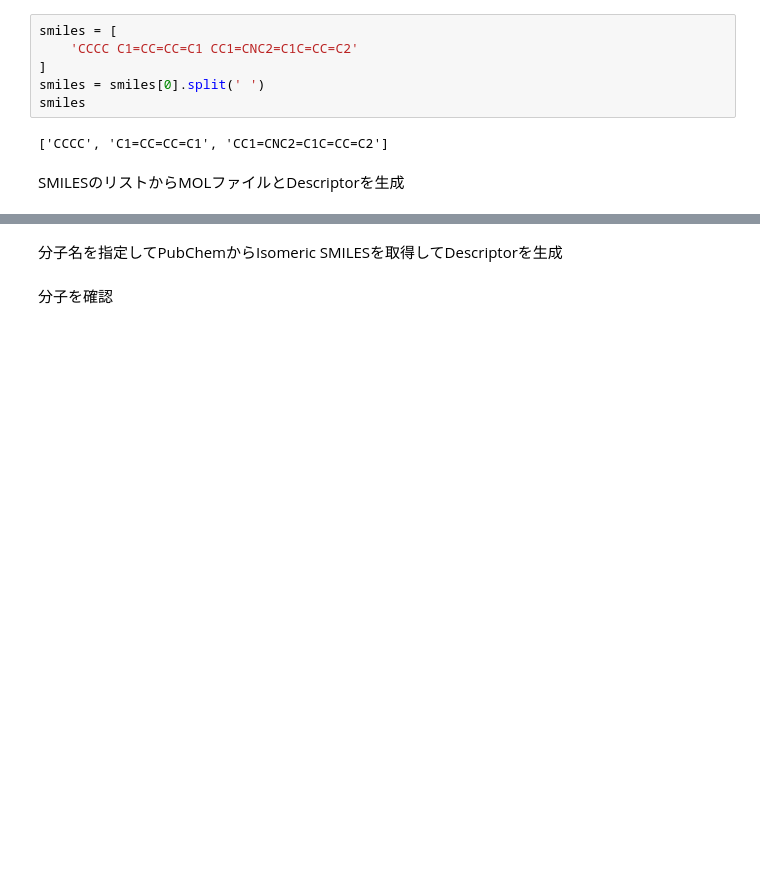
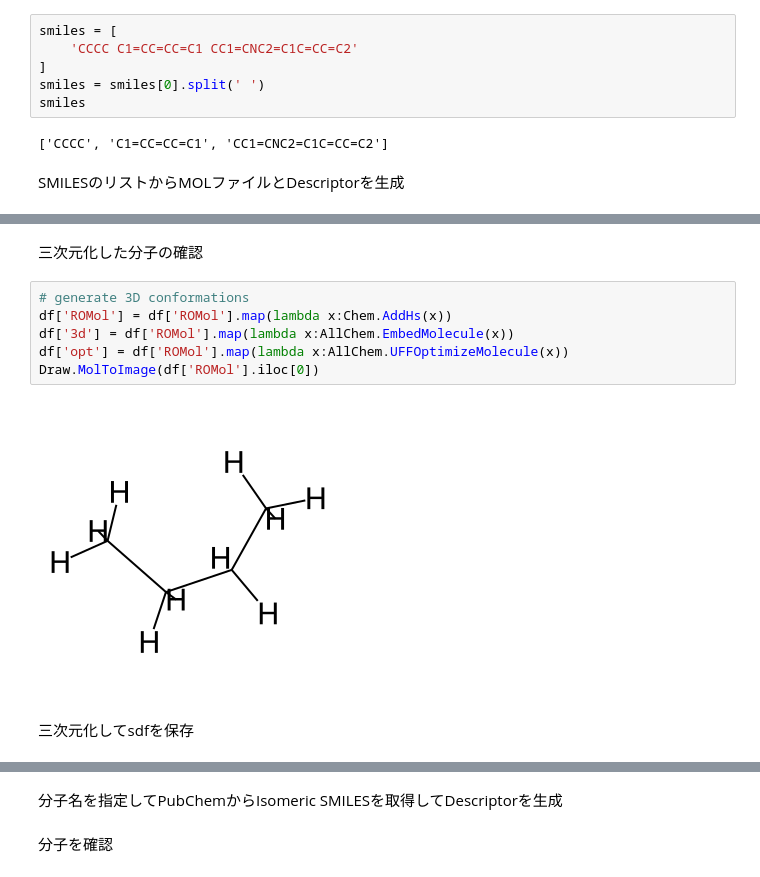
Before and after one commit to keetane/PDB, a Jupyter notebook: SMILES2descriptor.ipynb, the cells around one changed output, grey strips where cells are left out. Saved outputs shown, nothing was run; the diff lists cells and outputs as text; blank space fills up the shorter version.

```diff
--- a/SMILES2descriptor.ipynb
+++ b/SMILES2descriptor.ipynb
@@ -94,0 +113,12 @@ Draw.MolsToGridImage(df.ROMol,
+# %% [markdown]
+三次元化した分子の確認
+# %%
+# generate 3D conformations
+df['ROMol'] = df['ROMol'].map(lambda x:Chem.AddHs(x))
+df['3d'] = df['ROMol'].map(lambda x:AllChem.EmbedMolecule(x))
+df['opt'] = df['ROMol'].map(lambda x:AllChem.UFFOptimizeMolecule(x))
+Draw.MolToImage(df['ROMol'].iloc[0])
+# %% [output]
+[figure, added]
+# %% [markdown]
+三次元化してsdfを保存
```
Also changed, not shown: parts of 10 cells of this notebook.
